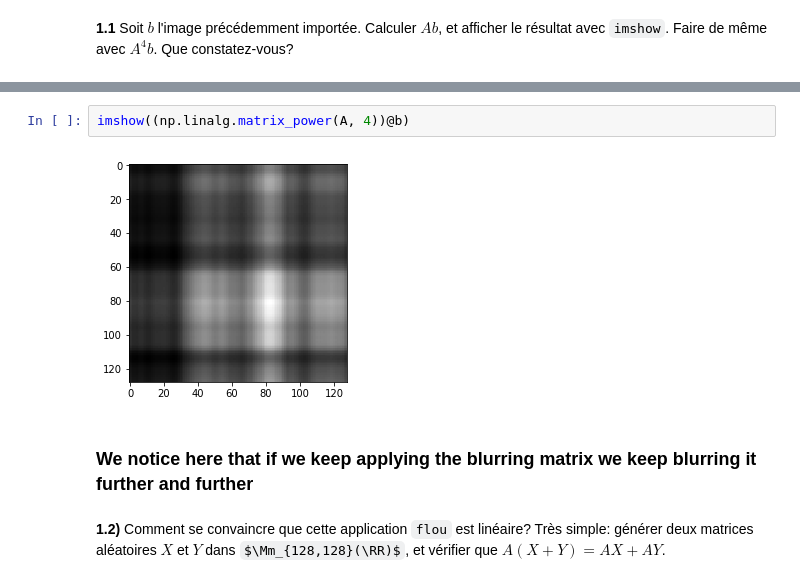
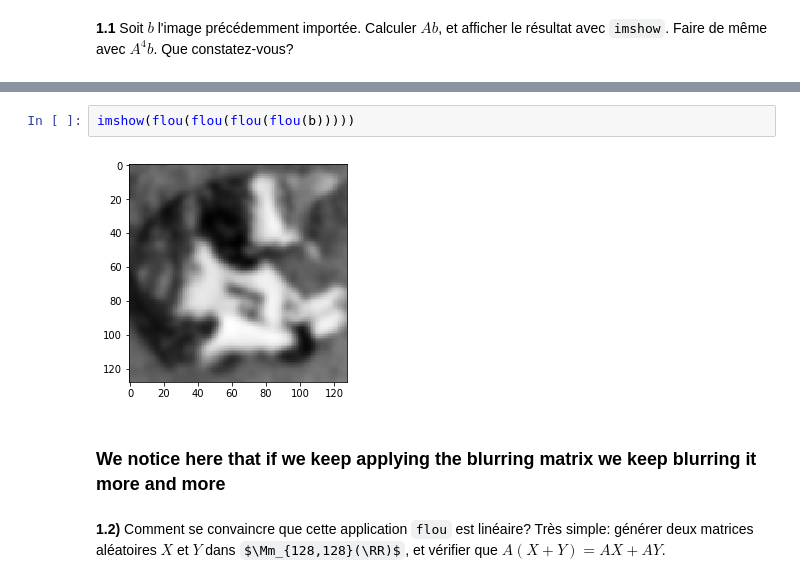
Before and after one commit to JLechuga94/ML-Optimisation, a Jupyter notebook: TP_students.ipynb, the cells around one changed output, grey strips where cells are left out. Cells and saved outputs as stored; diff of their text form; some formulas as TeX source.

```diff
--- a/TP_students.ipynb
+++ b/TP_students.ipynb
@@ -427,8 +401,8 @@ imshow(A@b)
-# %%
-imshow((np.linalg.matrix_power(A, 4))@b)
-# %% [output]
-[figure, removed]
+# %%
+imshow(flou(flou(flou(flou(b)))))
+# %% [output]
+[figure, added]
 # %% [markdown]
-### We notice here that if we keep applying the blurring matrix we keep blurring it further and further
+### We notice here that if we keep applying the blurring matrix we keep blurring it more and more
 # %% [markdown]
 **1.2)** Comment se convaincre que cette application `flou` est linéaire? Très simple: générer deux matrices aléatoires $X$ et $Y$ dans $\Mm_{128,128}(\RR)$, et vérifier que $A(X+Y)=AX + AY$.
```
Also changed, not shown: parts of 14 cells of this notebook.
